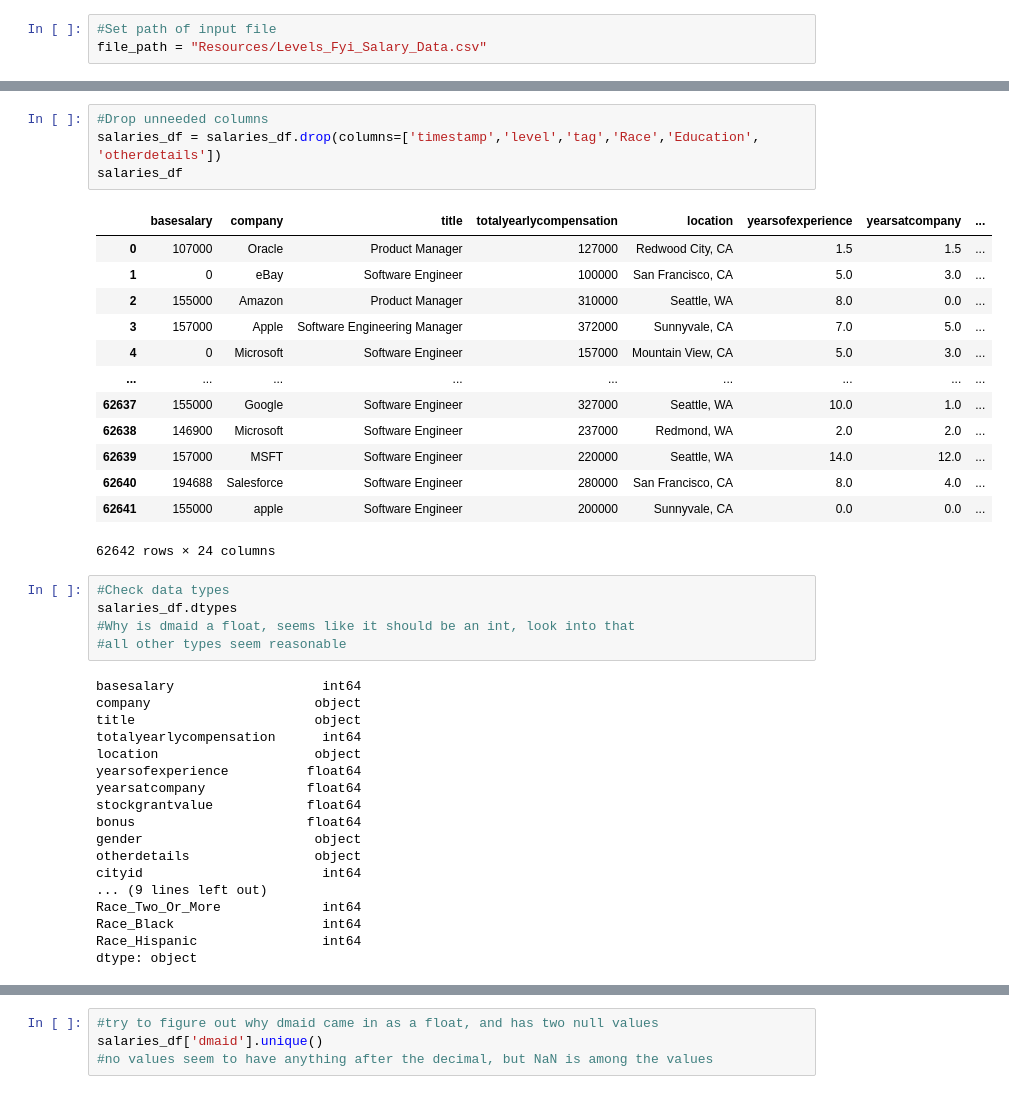
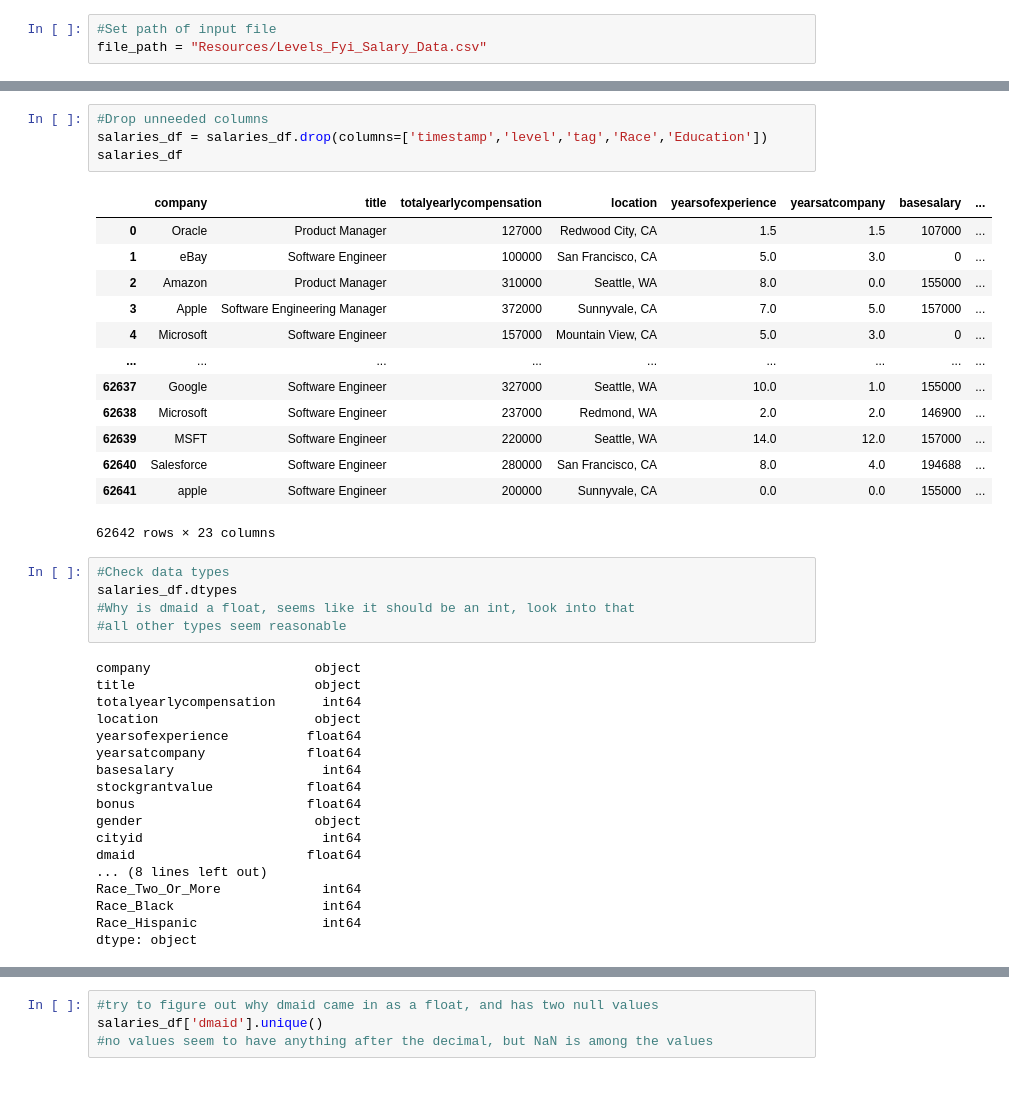
Before and after one commit to mgsrichard/Capstone-Project, a Jupyter notebook: Cleaning Data.ipynb, the cells around one changed output, grey strips where cells are left out. Saved outputs shown, nothing was run; the diff lists cells and outputs as text.

```diff
--- a/Cleaning Data.ipynb
+++ b/Cleaning Data.ipynb
@@ -40,40 +40,40 @@ print(duplicate_rows_df.shape)
 # %%
 #Drop unneeded columns
-salaries_df = salaries_df.drop(columns=['timestamp','level','tag','Race','Education', 'otherdetails'])
+salaries_df = salaries_df.drop(columns=['timestamp','level','tag','Race','Education'])
 salaries_df
 # %% [output]
-|  | basesalary | company | title | totalyearlycompensation | location | yearsofexperience | yearsatcompany | ... |
-| 0 | 107000 | Oracle | Product Manager | 127000 | Redwood City, CA | 1.5 | 1.5 | ... |
-| 1 | 0 | eBay | Software Engineer | 100000 | San Francisco, CA | 5.0 | 3.0 | ... |
-| 2 | 155000 | Amazon | Product Manager | 310000 | Seattle, WA | 8.0 | 0.0 | ... |
-| 3 | 157000 | Apple | Software Engineering Manager | 372000 | Sunnyvale, CA | 7.0 | 5.0 | ... |
-| 4 | 0 | Microsoft | Software Engineer | 157000 | Mountain View, CA | 5.0 | 3.0 | ... |
+|  | company | title | totalyearlycompensation | location | yearsofexperience | yearsatcompany | basesalary | ... |
+| 0 | Oracle | Product Manager | 127000 | Redwood City, CA | 1.5 | 1.5 | 107000 | ... |
+| 1 | eBay | Software Engineer | 100000 | San Francisco, CA | 5.0 | 3.0 | 0 | ... |
+| 2 | Amazon | Product Manager | 310000 | Seattle, WA | 8.0 | 0.0 | 155000 | ... |
+| 3 | Apple | Software Engineering Manager | 372000 | Sunnyvale, CA | 7.0 | 5.0 | 157000 | ... |
+| 4 | Microsoft | Software Engineer | 157000 | Mountain View, CA | 5.0 | 3.0 | 0 | ... |
 | ... | ... | ... | ... | ... | ... | ... | ... | ... |
-| 62637 | 155000 | Google | Software Engineer | 327000 | Seattle, WA | 10.0 | 1.0 | ... |
-| 62638 | 146900 | Microsoft | Software Engineer | 237000 | Redmond, WA | 2.0 | 2.0 | ... |
-| 62639 | 157000 | MSFT | Software Engineer | 220000 | Seattle, WA | 14.0 | 12.0 | ... |
-| 62640 | 194688 | Salesforce | Software Engineer | 280000 | San Francisco, CA | 8.0 | 4.0 | ... |
-| 62641 | 155000 | apple | Software Engineer | 200000 | Sunnyvale, CA | 0.0 | 0.0 | ... |
+| 62637 | Google | Software Engineer | 327000 | Seattle, WA | 10.0 | 1.0 | 155000 | ... |
+| 62638 | Microsoft | Software Engineer | 237000 | Redmond, WA | 2.0 | 2.0 | 146900 | ... |
+| 62639 | MSFT | Software Engineer | 220000 | Seattle, WA | 14.0 | 12.0 | 157000 | ... |
+| 62640 | Salesforce | Software Engineer | 280000 | San Francisco, CA | 8.0 | 4.0 | 194688 | ... |
+| 62641 | apple | Software Engineer | 200000 | Sunnyvale, CA | 0.0 | 0.0 | 155000 | ... |
-62642 rows × 24 columns
+62642 rows × 23 columns
 # %%
 #Check data types
 salaries_df.dtypes
 #Why is dmaid a float, seems like it should be an int, look into that
 #all other types seem reasonable
 # %% [output]
-basesalary                   int64
 company                     object
 title                       object
 totalyearlycompensation      int64
 location                    object
 yearsofexperience          float64
 yearsatcompany             float64
+basesalary                   int64
 stockgrantvalue            float64
 bonus                      float64
 gender                      object
-otherdetails                object
 cityid                       int64
-... (9 lines left out)
+dmaid                      float64
+... (8 lines left out)
 Race_Two_Or_More             int64
 Race_Black                   int64
 Race_Hispanic                int64
```
Also changed, not shown: parts of 28 cells of this notebook.
